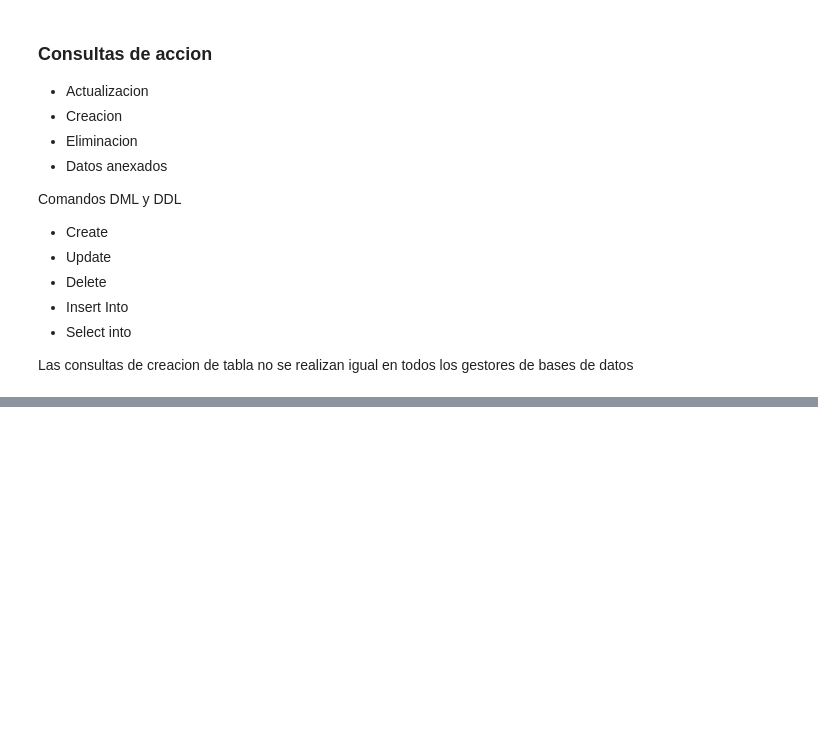
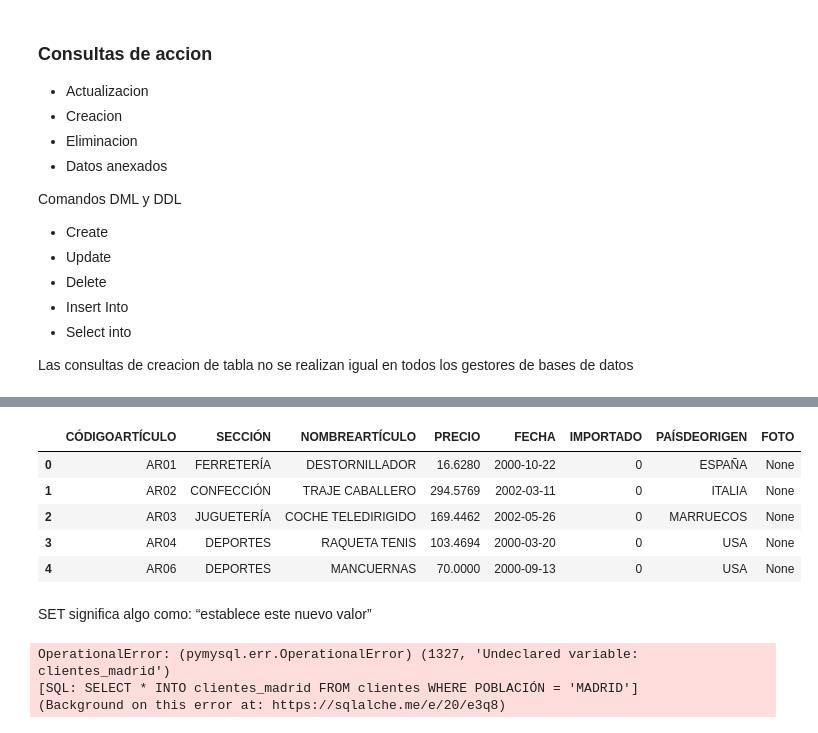
Before and after one commit to preciii7/practica_programacion, a Jupyter notebook: sql/mas_ejercicios_practica.ipynb, the cells around one changed output, grey strips where cells are left out. Cells and saved outputs as stored; diff of their text form; code cells hidden in the pictures; blank space fills up the shorter version.

```diff
--- a/sql/mas_ejercicios_practica.ipynb
+++ b/sql/mas_ejercicios_practica.ipynb
@@ -978,0 +1003,19 @@ pd.read_sql("")
+# %%
+pd.read_sql("SELECT * FROM productos LIMIT 5", engine)
+# %% [output]
+|  | CÓDIGOARTÍCULO | SECCIÓN | NOMBREARTÍCULO | PRECIO | FECHA | IMPORTADO | PAÍSDEORIGEN | FOTO |
+| 0 | AR01 | FERRETERÍA | DESTORNILLADOR | 16.6280 | 2000-10-22 | 0 | ESPAÑA | None |
+| 1 | AR02 | CONFECCIÓN | TRAJE CABALLERO | 294.5769 | 2002-03-11 | 0 | ITALIA | None |
+| 2 | AR03 | JUGUETERÍA | COCHE TELEDIRIGIDO | 169.4462 | 2002-05-26 | 0 | MARRUECOS | None |
+| 3 | AR04 | DEPORTES | RAQUETA TENIS | 103.4694 | 2000-03-20 | 0 | USA | None |
+| 4 | AR06 | DEPORTES | MANCUERNAS | 70.0000 | 2000-09-13 | 0 | USA | None |
+# %% [markdown]
+SET significa algo como: “establece este nuevo valor”
+# %%
+# Esta notacion es de SQL server
+"""with engine.begin() as conn:
+    conn.execute(text("SELECT * INTO clientes_madrid FROM clientes WHERE POBLACIÓN = 'MADRID'"))"""
+# %% [output]
+OperationalError: (pymysql.err.OperationalError) (1327, 'Undeclared variable: clientes_madrid')
+[SQL: SELECT * INTO clientes_madrid FROM clientes WHERE POBLACIÓN = 'MADRID']
+(Background on this error at: https://sqlalche.me/e/20/e3q8)
```
Also changed, not shown: parts of 6 cells of this notebook.
